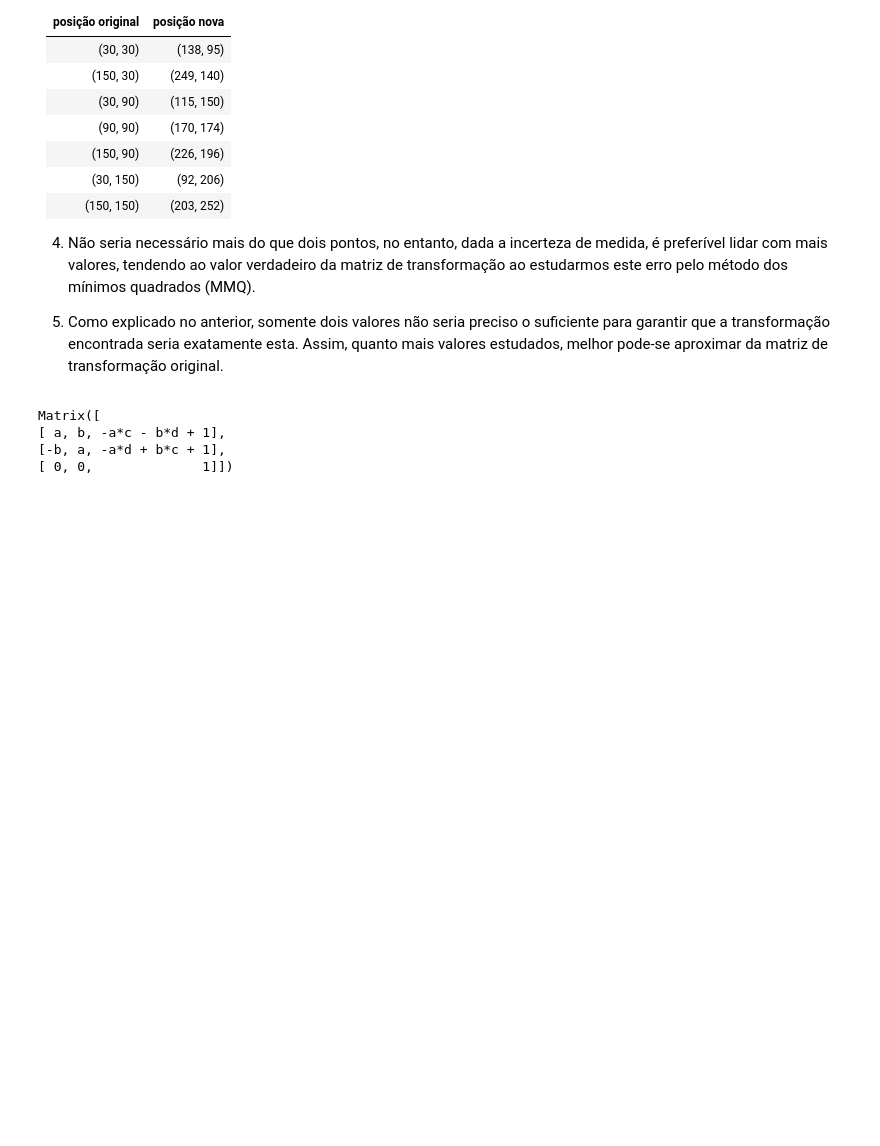
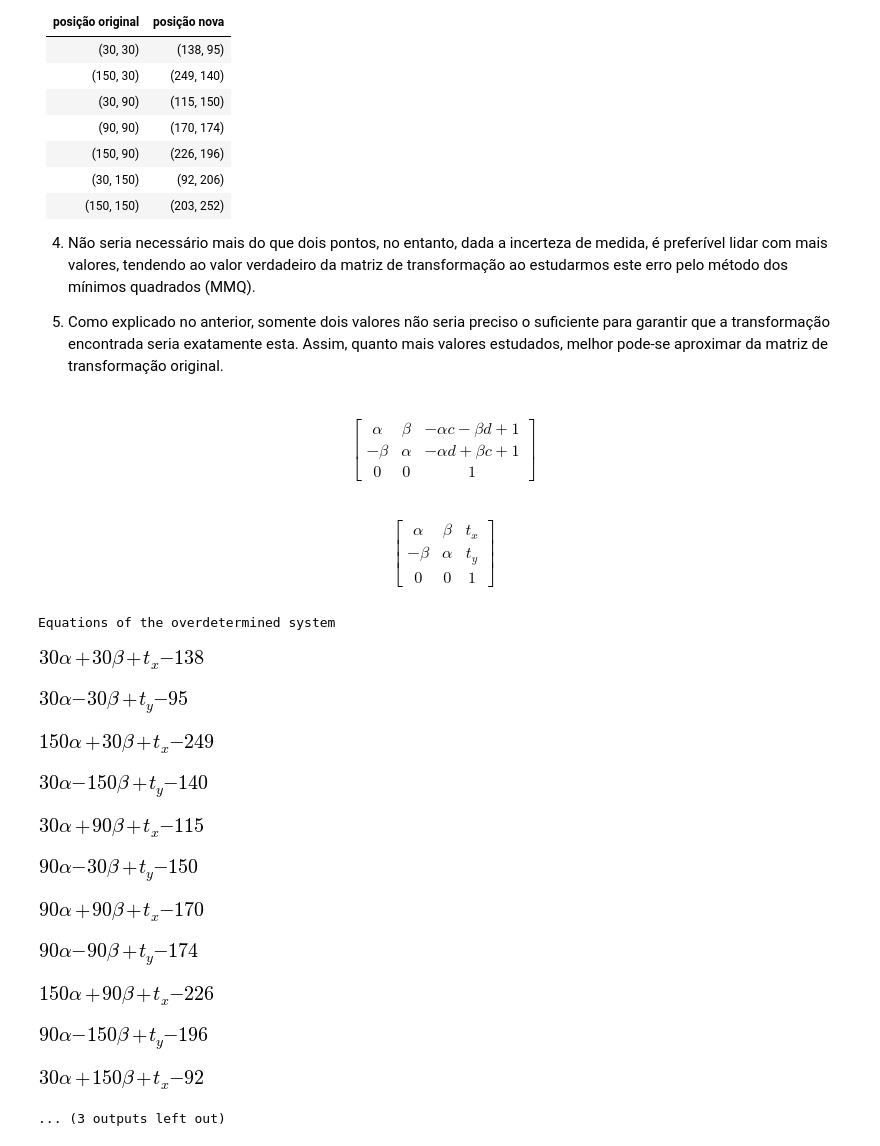
Before and after one commit to pedrocunial/robotica16, a Jupyter notebook: visao_projeto/ProjetoVisao_etapa1-Copy1.ipynb, the cells around one changed output. Saved outputs shown, nothing was run; the diff lists cells and outputs as text; code cells hidden in the pictures; blank space fills up the shorter version.

```diff
--- a/visao_projeto/ProjetoVisao_etapa1-Copy1.ipynb
+++ b/visao_projeto/ProjetoVisao_etapa1-Copy1.ipynb
@@ -197,17 +216,83 @@ posicoes_finais = [[138, 95 ],
                    [92 , 206],
                    [203, 252]]
 
-# a = alfa
-# b = beta
 # c = center.x --> x do centro de rotacao
 # d = center.y --> y do centro de rotacao
 
-matriz_transformacao = ([a, b, (1 - a * c - b * d)], [-b, a, (b * c + (1 - a * d))], [0, 0, 1])
+alpha = sp.symbols("alpha")
+beta = sp.symbols("beta")
+c = sp.symbols("c")
+d = sp.symbols("d")
+
+matriz_transformacao = ([alpha, beta, (1 - alpha * c - beta * d)], [-beta, alpha, (beta * c + (1 - alpha * d))], [0, 0, 1])
 
 M = Matrix(matriz_transformacao)
 M
 # %% [output]
-Matrix([
-[ a, b, -a*c - b*d + 1],
-[-b, a, -a*d + b*c + 1],
-[ 0, 0,              1]])
+$$\left[\begin{matrix}\alpha & \beta & - \alpha c - \beta d + 1\\- \beta & \alpha & - \alpha d + \beta c + 1\\0 & 0 & 1\end{matrix}\right]$$
+# %%
+tx = sp.symbols("t_x")
+ty = sp.symbols("t_y")
+
+## Criação da matriz de transformação de maneira simplificada
+M2 = Matrix([[alpha, beta, tx], [-beta, alpha, ty], [0, 0, 1]])
+M2
+# %% [output]
+$$\left[\begin{matrix}\alpha & \beta & t_{x}\\- \beta & \alpha & t_{y}\\0 & 0 & 1\end{matrix}\right]$$
+# %%
+def make_column_point(x, y):
+    return sp.Matrix([[x],[y],[1]])
+
+
+## Criação de muitos pontos. Vamos fazer com pontos o suficiente para o sistema ser sobredeterminado
+
+# Pontos na entrada
+x0, y0, x1, y1, x2, y2, x3, y3, x4, y4, x5, y5 = sp.symbols("x_0, y_0, x_1, y_1, x_2, y_2, x_3, y_3, x_4, y_4, x_5, y_5")
+
+points_entrada = []
+
+for ponto in posicoes_iniciais:
+    points_entrada.append(make_column_point(ponto[0], ponto[1]))
+
+
+# Pontos na saida
+xs0, ys0, xs1, ys1, xs2, ys2, xs3, ys3, xs4, ys4, xs5, ys5 = sp.symbols("x_s0, y_s0, x_s1, y_s1, x_s2, y_s2, x_s3, y_s3, x_s4, y_s4, x_s5, y_s5")
+
+points_saida = []
+
+for ponto in posicoes_finais:
+    points_saida.append(make_column_point(ponto[0], ponto[1]))
+
+equations = []
+system_eq = [] # Sistema de equações supondo =0
+left_side = [] # Lado esquerdo do sistema
+
+for p in points_entrada:
+    produto = M2*p
+    equations.append(produto)
+
+print("Equations of the overdetermined system")
+
+for i in range(len(equations)):
+    for j in range(len(equations[i][:-1])): # -1 excludes the homogeneous coordinate (extra 1 at the end)
+        eq = equations[i][j]-points_saida[i][j]
+        left_side.append(equations[i][j])
+        system_eq.append(eq)
+
+
+for equation in system_eq:
+    display(equation)
+# %% [output]
+Equations of the overdetermined system
+[figure, added]
+[figure, added]
+[figure, added]
+[figure, added]
+[figure, added]
+[figure, added]
+[figure, added]
+[figure, added]
+[figure, added]
+[figure, added]
+[figure, added]
+... (3 outputs left out)
```
Also changed, not shown: parts of 18 cells of this notebook.
